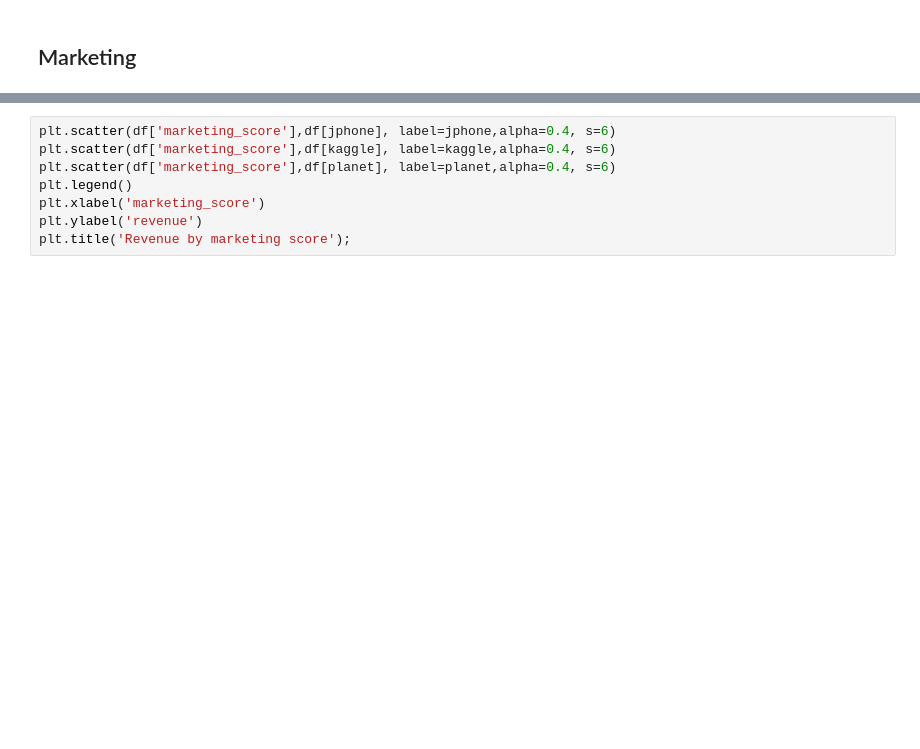
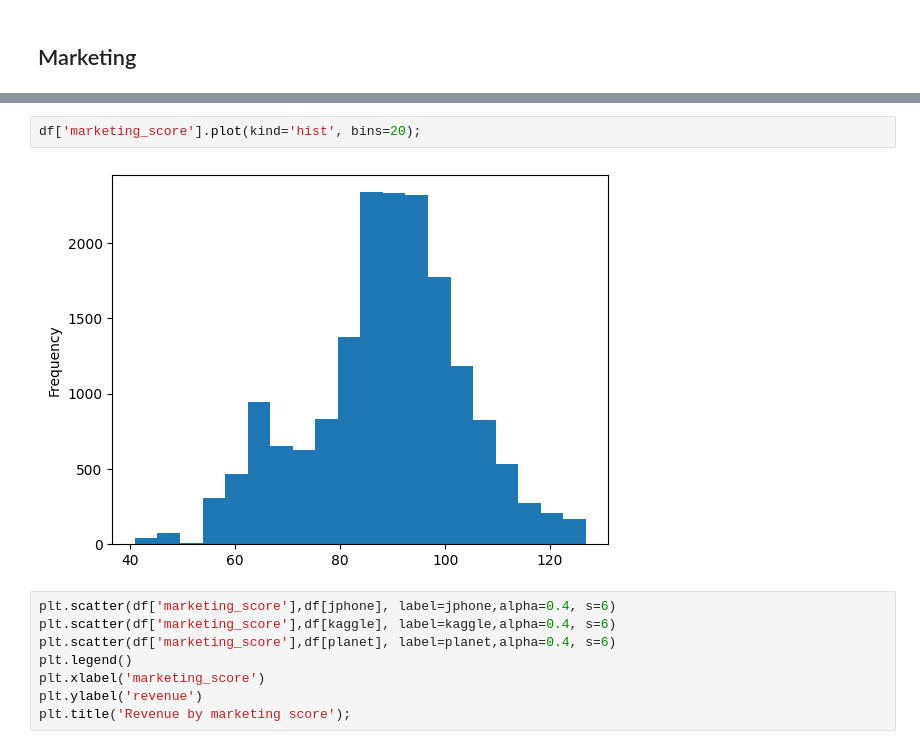
Before and after one commit to jsilvalavin/orange_test_stage, a Jupyter notebook: notebooks/exploration.ipynb, the cells around one changed output, grey strips where cells are left out. Drawn from its saved outputs; the diff is of its cells as text; blank space fills up the shorter version.

```diff
--- a/notebooks/exploration.ipynb
+++ b/notebooks/exploration.ipynb
@@ -82,3 +127,7 @@ from this, we conclude that the only likely predictor of the target variable is
+# %%
+df['marketing_score'].plot(kind='hist', bins=20);
+# %% [output]
+[figure, added]
 # %%
 plt.scatter(df['marketing_score'],df[jphone], label=jphone,alpha=0.4, s=6)
 plt.scatter(df['marketing_score'],df[kaggle], label=kaggle,alpha=0.4, s=6)
```
Also changed, not shown: parts of 50 cells of this notebook.
